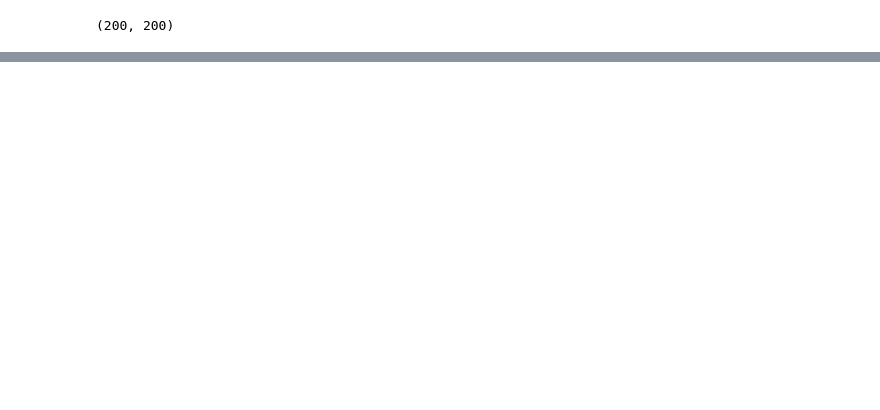
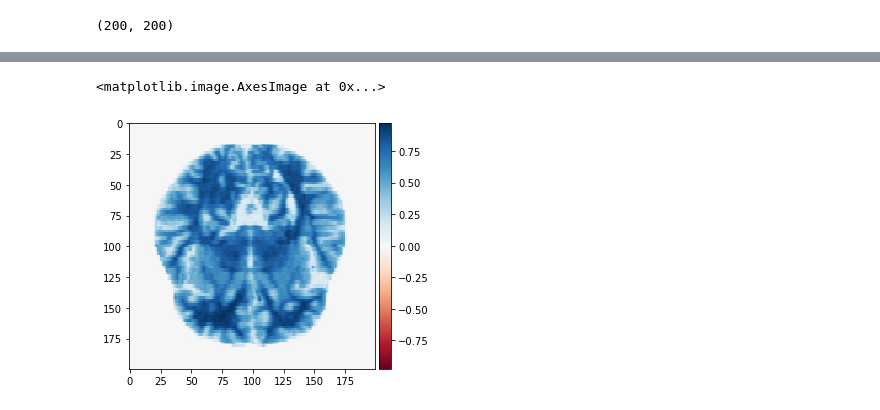
Before and after one commit to ksteve28/Forget-Me-Not-Alzheimer-s-Image-Analysis-Using-A-CNN, a Jupyter notebook: notebooks/Untitled1.ipynb, the cells around one changed output, grey strips where cells are left out. Drawn from its saved outputs; the diff is of its cells as text; code cells hidden in the pictures; blank space fills up the shorter version.

```diff
--- a/notebooks/Untitled1.ipynb
+++ b/notebooks/Untitled1.ipynb
@@ -312,0 +84,8 @@ def plot_images(imgs, save_title='imgs.png', show = False):
+# %%
+kmeans = KMeans(n_clusters=70, random_state=0).fit(non1)
+non2show = kmeans.cluster_centers_[kmeans.labels_]
+cluster_non = non2show.reshape(non1.shape[0], non1.shape[1])
+io.imshow(cluster_non)
+# %% [output]
+<matplotlib.image.AxesImage at 0x...>
+[figure, added]
```
Also changed, not shown: parts of 54 cells of this notebook, 5 other files.
